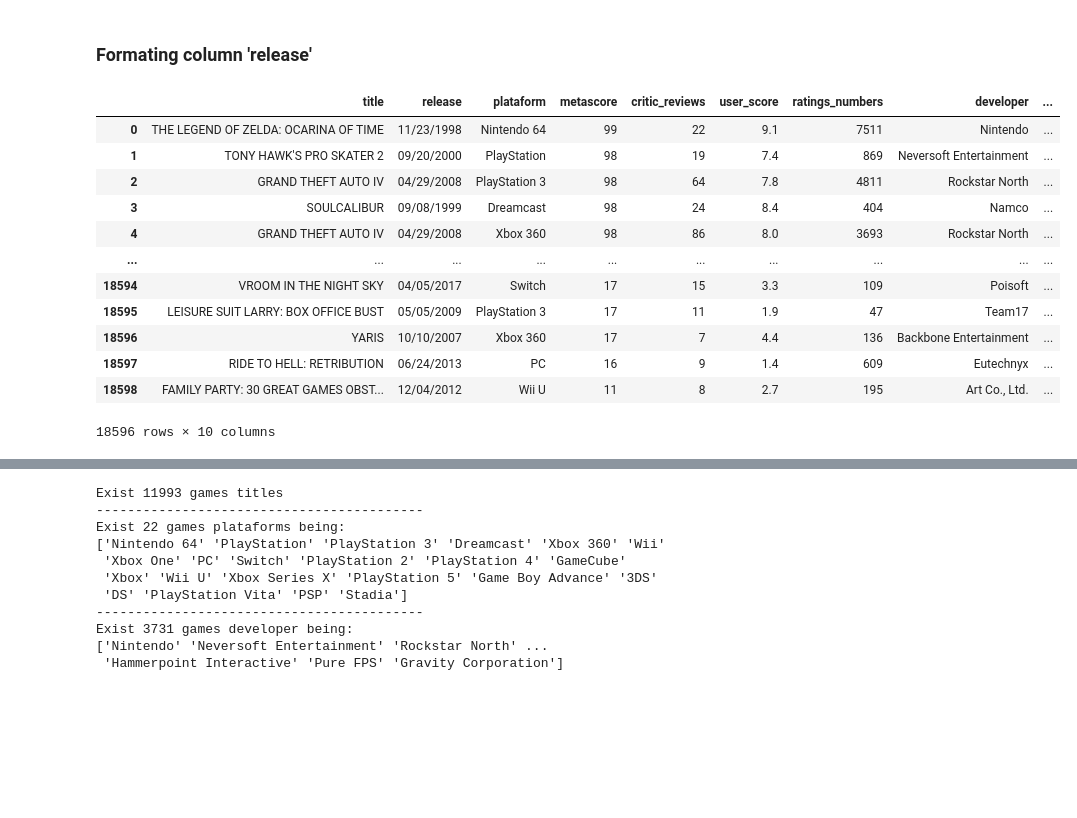
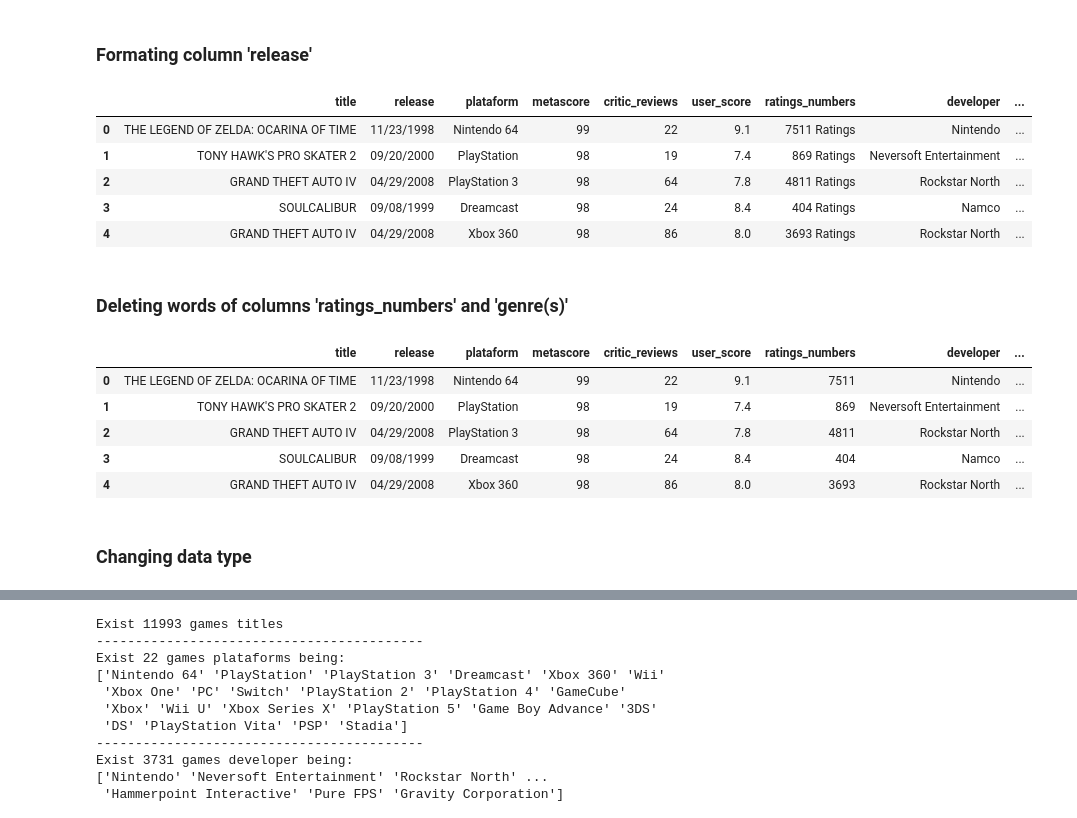
Before and after one commit to joaomoura05/Games-Classification, a Jupyter notebook: ProcessingGamesDataMetacritic.ipynb, the cells around one changed output, grey strips where cells are left out. Cells and saved outputs as stored; diff of their text form; code cells hidden in the pictures; blank space fills up the shorter version.

```diff
--- a/ProcessingGamesDataMetacritic.ipynb
+++ b/ProcessingGamesDataMetacritic.ipynb
@@ -9,7 +9,7 @@ import datetime
 # %%
 # Writing json contents in list for do treating
 
-with open('gamesInfos.json', 'r') as arq:
+with open('GamesInfos.json', 'r') as arq:
     infos = json.load(arq)
 
 print(len(infos), 'games were dowloaded') # 18598 games with your data saved
@@ -116,29 +101,33 @@ def convert_date(date_string):
         return date_string
 
 df['release'] = df['release'].apply(convert_date)
+# %%
+df.head(5)
+# %% [output]
+|  | title | release | plataform | metascore | critic_reviews | user_score | ratings_numbers | developer | ... |
+| 0 | THE LEGEND OF ZELDA: OCARINA OF TIME | 11/23/1998 | Nintendo 64 | 99 | 22 | 9.1 | 7511 Ratings | Nintendo | ... |
+| 1 | TONY HAWK'S PRO SKATER 2 | 09/20/2000 | PlayStation | 98 | 19 | 7.4 | 869 Ratings | Neversoft Entertainment | ... |
+| 2 | GRAND THEFT AUTO IV | 04/29/2008 | PlayStation 3 | 98 | 64 | 7.8 | 4811 Ratings | Rockstar North | ... |
+| 3 | SOULCALIBUR | 09/08/1999 | Dreamcast | 98 | 24 | 8.4 | 404 Ratings | Namco | ... |
+| 4 | GRAND THEFT AUTO IV | 04/29/2008 | Xbox 360 | 98 | 86 | 8.0 | 3693 Ratings | Rockstar North | ... |
+# %% [markdown]
+### Deleting words of columns 'ratings_numbers' and 'genre(s)'
 # %%
 # Manipulating data using Regex
-
-# Deleting words of columns 'ratings_numbers' and 'genre(s)'
 
 regex_ratings_numbers = re.compile(' [A-Za-z]+')
 df['ratings_numbers'] = df['ratings_numbers'].apply(lambda x: re.sub(regex_ratings_numbers , '', x))
 
 regex_genre = re.compile('Genre[(]s[)]:.')
 df['genre(s)'] = df['genre(s)'].apply(lambda x: re.sub(regex_genre, '', x))
 
-display(df)
+df.head(5)
 # %% [output]
 |  | title | release | plataform | metascore | critic_reviews | user_score | ratings_numbers | developer | ... |
 | 0 | THE LEGEND OF ZELDA: OCARINA OF TIME | 11/23/1998 | Nintendo 64 | 99 | 22 | 9.1 | 7511 | Nintendo | ... |
 | 1 | TONY HAWK'S PRO SKATER 2 | 09/20/2000 | PlayStation | 98 | 19 | 7.4 | 869 | Neversoft Entertainment | ... |
 | 2 | GRAND THEFT AUTO IV | 04/29/2008 | PlayStation 3 | 98 | 64 | 7.8 | 4811 | Rockstar North | ... |
 | 3 | SOULCALIBUR | 09/08/1999 | Dreamcast | 98 | 24 | 8.4 | 404 | Namco | ... |
 | 4 | GRAND THEFT AUTO IV | 04/29/2008 | Xbox 360 | 98 | 86 | 8.0 | 3693 | Rockstar North | ... |
-| ... | ... | ... | ... | ... | ... | ... | ... | ... | ... |
-| 18594 | VROOM IN THE NIGHT SKY | 04/05/2017 | Switch | 17 | 15 | 3.3 | 109 | Poisoft | ... |
-| 18595 | LEISURE SUIT LARRY: BOX OFFICE BUST | 05/05/2009 | PlayStation 3 | 17 | 11 | 1.9 | 47 | Team17 | ... |
-| 18596 | YARIS | 10/10/2007 | Xbox 360 | 17 | 7 | 4.4 | 136 | Backbone Entertainment | ... |
-| 18597 | RIDE TO HELL: RETRIBUTION | 06/24/2013 | PC | 16 | 9 | 1.4 | 609 | Eutechnyx | ... |
-| 18598 | FAMILY PARTY: 30 GREAT GAMES OBST... | 12/04/2012 | Wii U | 11 | 8 | 2.7 | 195 | Art Co., Ltd. | ... |
-18596 rows × 10 columns
+# %% [markdown]
+### Changing data type
```
Also changed, not shown: parts of 11 cells of this notebook.
